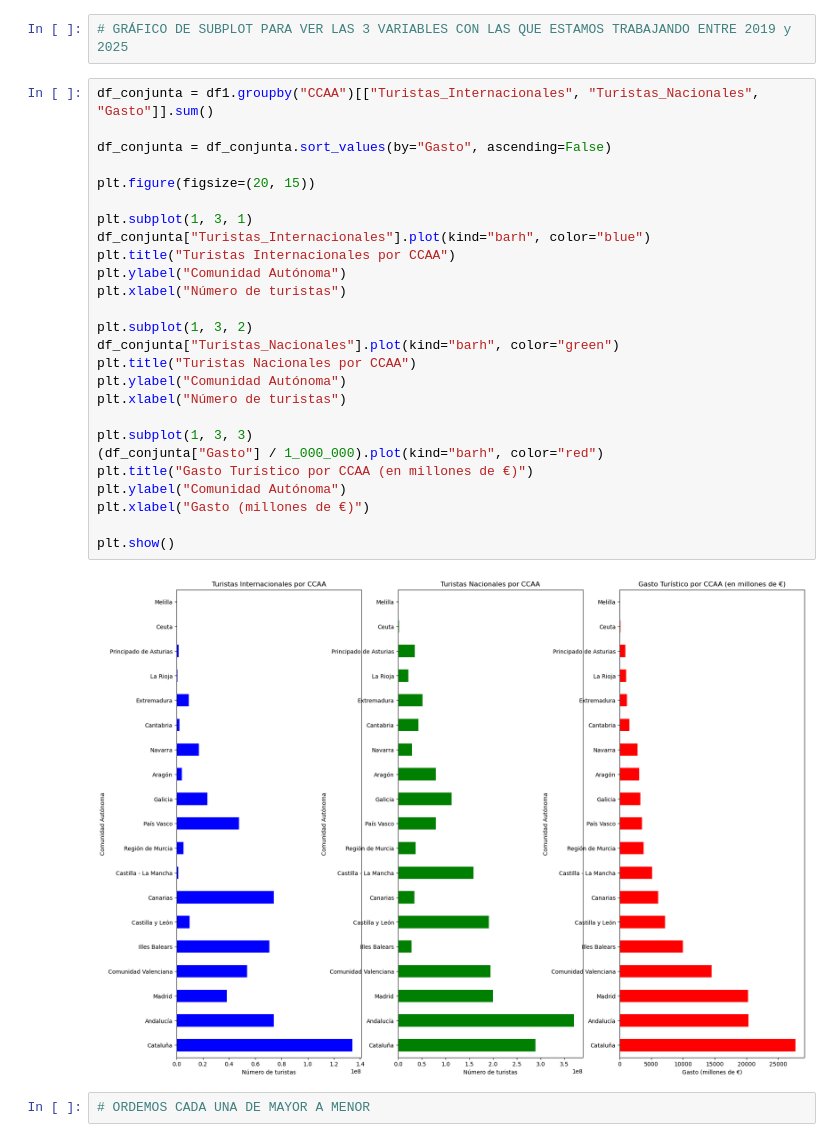
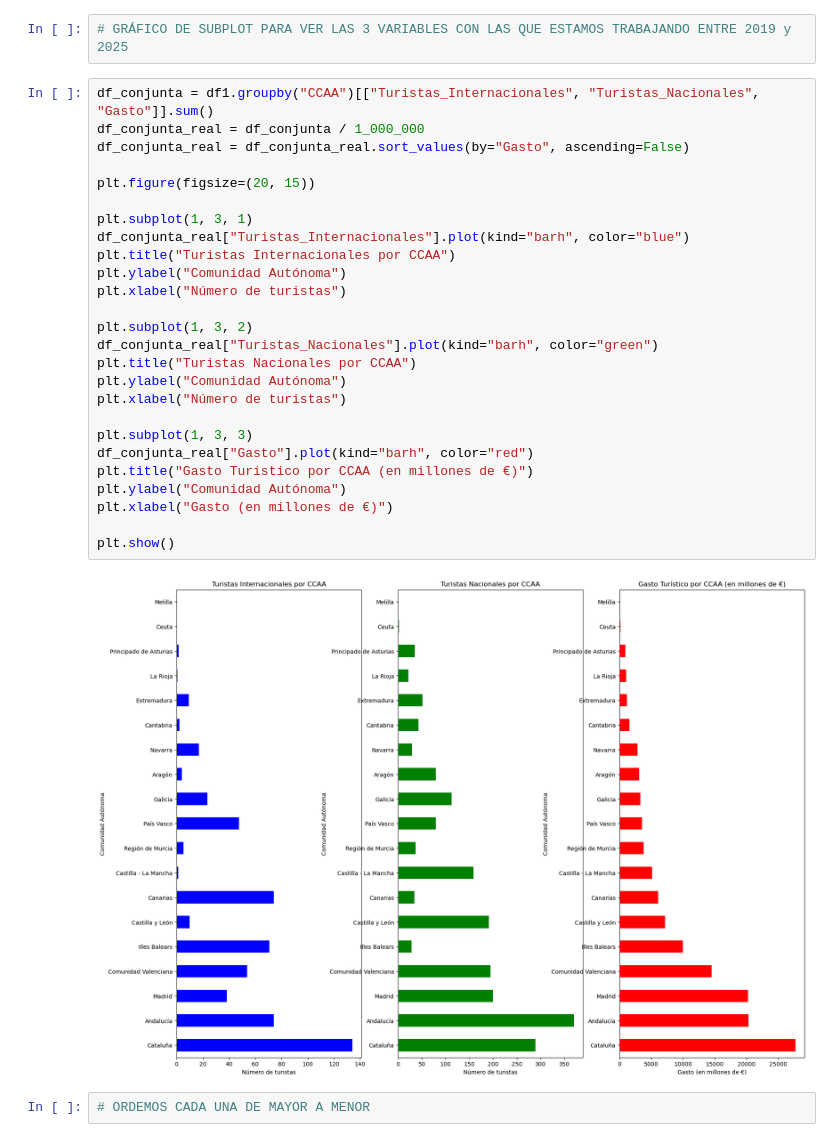
Before and after one commit to lorenabao/ETL_Turismo, a Jupyter notebook: 04_Visualization.ipynb, the cells around one changed output. Drawn from its saved outputs; the diff is of its cells as text.

```diff
--- a/04_Visualization.ipynb
+++ b/04_Visualization.ipynb
@@ -101,32 +119,32 @@ plt.show()
 # GRÁFICO DE SUBPLOT PARA VER LAS 3 VARIABLES CON LAS QUE ESTAMOS TRABAJANDO ENTRE 2019 y 2025
 # %%
 df_conjunta = df1.groupby("CCAA")[["Turistas_Internacionales", "Turistas_Nacionales", "Gasto"]].sum()
-
-df_conjunta = df_conjunta.sort_values(by="Gasto", ascending=False)
+df_conjunta_real = df_conjunta / 1_000_000
+df_conjunta_real = df_conjunta_real.sort_values(by="Gasto", ascending=False)
 
 plt.figure(figsize=(20, 15))
 
 plt.subplot(1, 3, 1)
-df_conjunta["Turistas_Internacionales"].plot(kind="barh", color="blue")
+df_conjunta_real["Turistas_Internacionales"].plot(kind="barh", color="blue")
 plt.title("Turistas Internacionales por CCAA")
 plt.ylabel("Comunidad Autónoma")
 plt.xlabel("Número de turistas")
 
 plt.subplot(1, 3, 2)
-df_conjunta["Turistas_Nacionales"].plot(kind="barh", color="green")
+df_conjunta_real["Turistas_Nacionales"].plot(kind="barh", color="green")
 plt.title("Turistas Nacionales por CCAA")
 plt.ylabel("Comunidad Autónoma")
 plt.xlabel("Número de turistas")
 
 plt.subplot(1, 3, 3)
-(df_conjunta["Gasto"] / 1_000_000).plot(kind="barh", color="red")
+df_conjunta_real["Gasto"].plot(kind="barh", color="red")
 plt.title("Gasto Turístico por CCAA (en millones de €)")
 plt.ylabel("Comunidad Autónoma")
-plt.xlabel("Gasto (millones de €)")
+plt.xlabel("Gasto (en millones de €)")
 
 plt.show()
 # %% [output]
-[figure, old version]
+[figure, new version]
 # %%
 # ORDEMOS CADA UNA DE MAYOR A MENOR
 # %%
```
Also changed, not shown: parts of 14 cells of this notebook, 4 other files.
